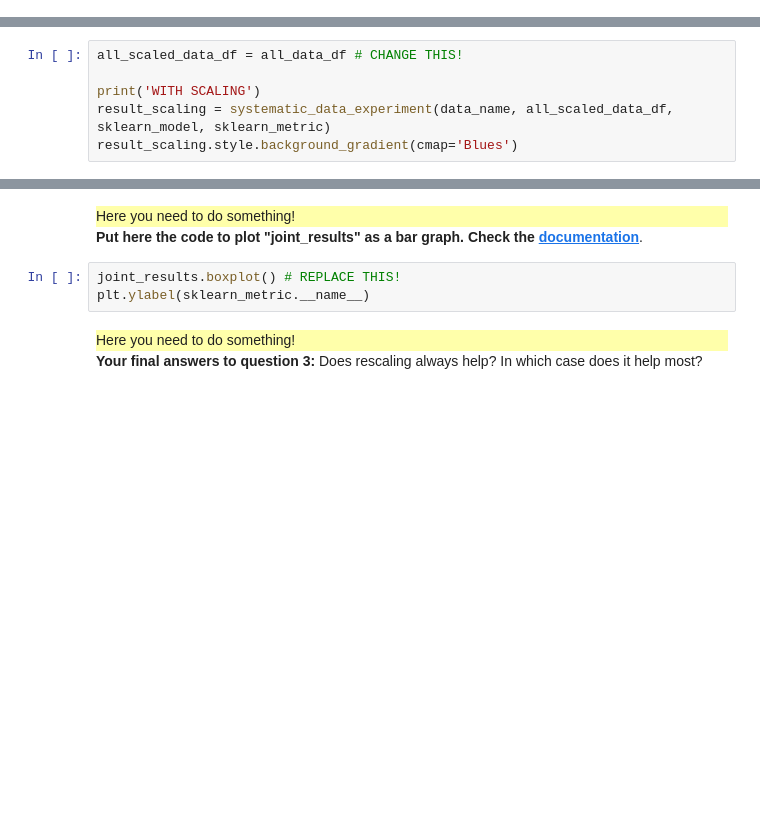
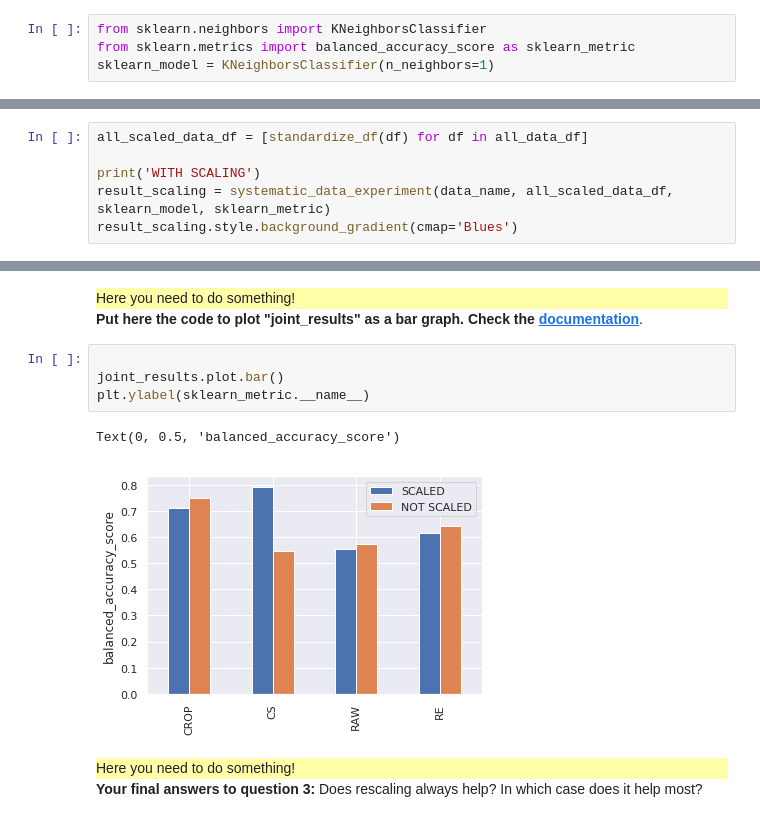
Before and after one commit to StayKalor58/info232, a Jupyter notebook: TP2/TP2.ipynb, the cells around one changed output, grey strips where cells are left out. Cells and saved outputs as stored; diff of their text form; blank space fills up the shorter version.

```diff
--- a/TP2/TP2.ipynb
+++ b/TP2/TP2.ipynb
@@ -242,3 +276,7 @@ sklearn_model = GaussianNB() # Replace by ONE nearest neighbor
+# %%
+from sklearn.neighbors import KNeighborsClassifier
+from sklearn.metrics import balanced_accuracy_score as sklearn_metric
+sklearn_model = KNeighborsClassifier(n_neighbors=1)
 # %% [markdown]
 <span style="color:red">
     <b>You can now fill `answer__02()` in answer.py</b>
@@ -280,7 +325,7 @@ What do you observe by comparing the accuracy on training data and on test data?
 </div>
 <b>Compute all_scaled_data_df in a one-line formula. Imitate the code in the previous cell.</b>
 # %%
-all_scaled_data_df = all_data_df # CHANGE THIS!
+all_scaled_data_df = [standardize_df(df) for df in all_data_df]
 
 print('WITH SCALING')
 result_scaling = systematic_data_experiment(data_name, all_scaled_data_df, sklearn_model, sklearn_metric)
@@ -297,8 +357,12 @@ joint_results
 </div>
 <b>Put here the code to plot "joint_results" as a bar graph. Check the <a href="Check https://pandas.pydata.org/pandas-docs/stable/reference/api/pandas.DataFrame.plot.bar.html"> documentation</a></b>.
 # %%
-joint_results.boxplot() # REPLACE THIS!
+
+joint_results.plot.bar()
 plt.ylabel(sklearn_metric.__name__)
+# %% [output]
+Text(0, 0.5, 'balanced_accuracy_score')
+[figure, added]
 # %% [markdown]
 <div style="background:#FFFFAA">
     Here you need to do something!
```
Also changed, not shown: parts of 40 cells of this notebook, 45 other files.
